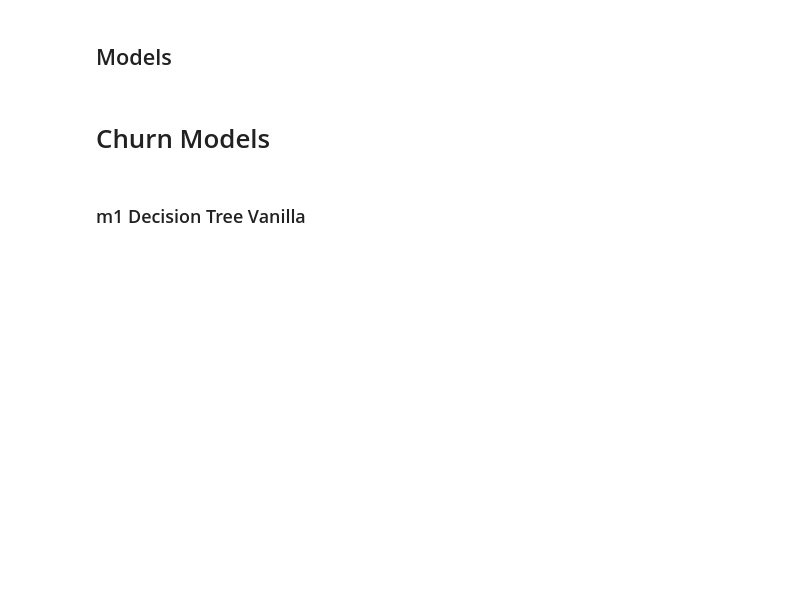
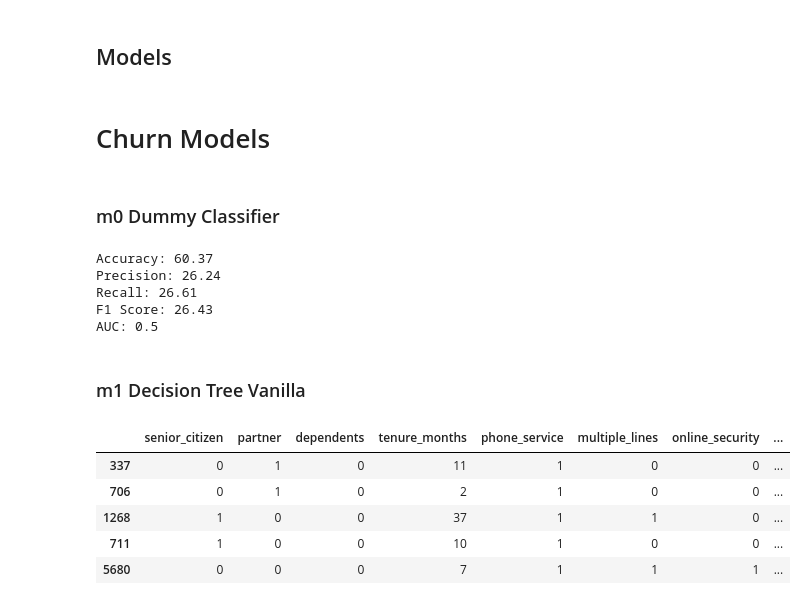
Before and after one commit to cutterback/p03-telco-churn-model, a Jupyter notebook: Telco-Churn-Classification-Model.ipynb, the cells around one changed output. Cells and saved outputs as stored; diff of their text form; code cells hidden in the pictures; blank space fills up the shorter version.

```diff
--- a/Telco-Churn-Classification-Model.ipynb
+++ b/Telco-Churn-Classification-Model.ipynb
@@ -567,3 +569,5 @@ df[abs(df.correlation) > .65]
 ## Models
 # %% [markdown]
 # Churn Models
+# %% [markdown]
+### m0 Dummy Classifier
@@ -570,4 +583,33 @@ df[abs(df.correlation) > .65]
+# %%
+
+dum = DummyClassifier(strategy="stratified")
+dum.fit(X_train_tr_m0, y_train)
+y_train_pred_m0 = dum.predict(X_train_tr_m0)
+score_model(y_train, y_train_pred_m0)
+# %% [output]
+Accuracy: 60.37
+Precision: 26.24
+Recall: 26.61
+F1 Score: 26.43
+AUC: 0.5
 # %% [markdown]
 ### m1 Decision Tree Vanilla
+# %%
+# select feautres to feed dt model
+m1_drops = ['customerid', 'count', 'country', 'city', 'state', 'zip_code',
+            'lat_long', 'churn_score', 'cltv', 'churn_reason',
+            'churn_rsn_grp_cust_svc', 'churn_rsn_grp_moved',
+            'churn_rsn_grp_pricing', 'churn_rsn_grp_product',
+            'churn_rsn_grp_unknown']
+X_train_tr_m1 = X_train_tr.copy().drop(m1_drops, axis=1, inplace=False)
+X_test_tr_m1 = X_test_tr.copy().drop(m1_drops, axis=1, inplace=False)
+X_train_tr_m1.head()
+# %% [output]
+|  | senior_citizen | partner | dependents | tenure_months | phone_service | multiple_lines | online_security | ... |
+| 337 | 0 | 1 | 0 | 11 | 1 | 0 | 0 | ... |
+| 706 | 0 | 1 | 0 | 2 | 1 | 0 | 0 | ... |
+| 1268 | 1 | 0 | 0 | 37 | 1 | 1 | 0 | ... |
+| 711 | 1 | 0 | 0 | 10 | 1 | 0 | 0 | ... |
+| 5680 | 0 | 0 | 0 | 7 | 1 | 1 | 1 | ... |
 # %%
 # train a DT classifier using training data
```
Also changed, not shown: parts of 16 cells of this notebook, 2 other files.
